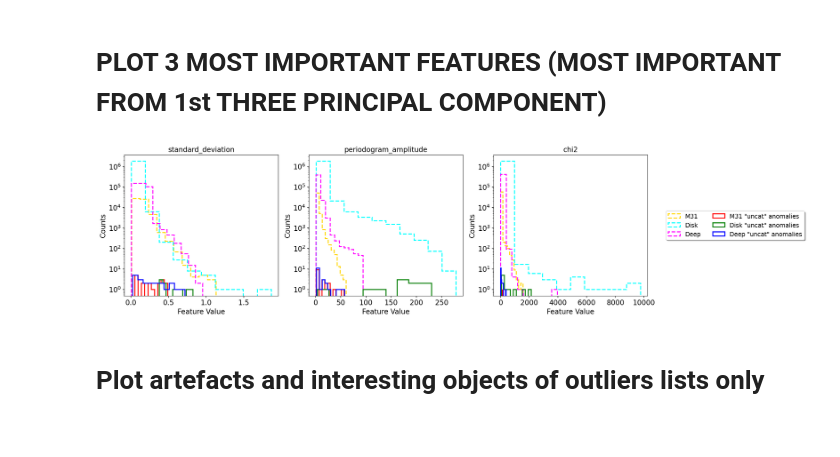
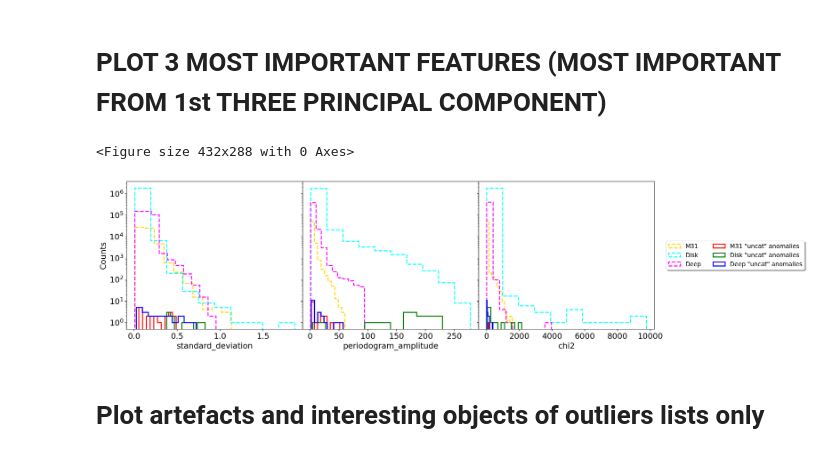
Before and after one commit to snad-space/zwad, a Jupyter notebook: notebooks/histograms_plot.ipynb, the cells around one changed output. Drawn from its saved outputs; the diff is of its cells as text; code cells hidden in the pictures.

Commit message:
update plots for paper

```diff
--- a/notebooks/histograms_plot.ipynb
+++ b/notebooks/histograms_plot.ipynb
@@ -85,9 +85,9 @@ for i, f in enumerate(m31_names):
     plt.hist(deep_anom_tab['{}'.format(f)], histtype='step', color='blue',
              alpha=1, linewidth=2, label='Deep "uncat" anomalies')
 
-    ax.set_title(r'{}'.format(f), fontsize=14)
+    #ax.set_title(r'{}'.format(f), fontsize=14)
     ax.set_ylabel('Counts', fontsize=14)
-    ax.set_xlabel('Feature Value', fontsize=14)
+    ax.set_xlabel(r'{}'.format(f), fontsize=14)
     ax.set_yscale('log')
     ax.tick_params(labelsize=14)
     #ax.legend(loc='best')
@@ -95,7 +95,7 @@ for i, f in enumerate(m31_names):
 plt.legend(loc='center left', bbox_to_anchor=(-3.2, -0.3), ncol=2, fancybox=True, shadow=True, fontsize=14)
 
 fig.tight_layout()
-fig.savefig('../figs/histograms/all_features_histogram_uncat_anomalies.png', format='png', bbox_inches='tight', dpi=300)
+#fig.savefig('../figs/histograms/all_features_histogram_uncat_anomalies.png', format='png', bbox_inches='tight', dpi=300)
 # %% [output]
 [figure]
 # %% [markdown]
@@ -103,37 +103,35 @@ fig.savefig('../figs/histograms/all_features_histogram_uncat_anomalies.png', for
 # %%
 three_most_important_features = ['standard_deviation', 'periodogram_amplitude', 'chi2']
 # %%
-fig = plt.figure(figsize=(20, 5))
+plt.clf()
+fig, (axarr, axarr2, axarr3) = plt.subplots(1, 3, gridspec_kw = {'wspace':0, 'hspace':0}, sharey=True, figsize=(20, 5))
 
-for i, f in enumerate(three_most_important_features):
-    ax = fig.add_subplot(1, 3, i+1) #3 features
-
-    plt.hist(m31_x['{}'.format(f)], histtype='step', color='gold',
+for i, (ax, f) in enumerate(zip(fig.axes, three_most_important_features)):
+    ax.hist(m31_x['{}'.format(f)], histtype='step', color='gold',
              linestyle='dashed', linewidth=2, label='M31')
-    plt.hist(disk_x['{}'.format(f)], histtype='step', color='cyan',
+    ax.hist(disk_x['{}'.format(f)], histtype='step', color='cyan',
              linestyle='dashed', linewidth=2, label='Disk')
-    plt.hist(deep_x['{}'.format(f)], histtype='step', color='magenta',
+    ax.hist(deep_x['{}'.format(f)], histtype='step', color='magenta',
              linestyle='dashed', linewidth=2, label='Deep')
-    plt.hist(m31_anom_tab['{}'.format(f)], histtype='step', color='red',
+    ax.hist(m31_anom_tab['{}'.format(f)], histtype='step', color='red',
              alpha=1, linewidth=2, label='M31 "uncat" anomalies')
-    plt.hist(disk_anom_tab['{}'.format(f)], histtype='step', color='green',
+    ax.hist(disk_anom_tab['{}'.format(f)], histtype='step', color='green',
              alpha=1, linewidth=2, label='Disk "uncat" anomalies')
-    plt.hist(deep_anom_tab['{}'.format(f)], histtype='step', color='blue',
+    ax.hist(deep_anom_tab['{}'.format(f)], histtype='step', color='blue',
              alpha=1, linewidth=2, label='Deep "uncat" anomalies')
 
-    ax.set_title(r'{}'.format(f), fontsize=14)
-    ax.set_ylabel('Counts', fontsize=14)
-    ax.set_xlabel('Feature Value', fontsize=14)
+    axarr.set_ylabel('Counts', fontsize=16)
+    ax.set_xlabel(r'{}'.format(f), fontsize=16)
     ax.set_yscale('log')
-    ax.tick_params(labelsize=14)
-    #ax.legend(loc='best')
+    ax.tick_params(labelsize=16)
 
-plt.legend(loc='center left', bbox_to_anchor=(1.1, 0.5), ncol=2, fancybox=True, shadow=True, fontsize=12)
+plt.legend(loc='center left', bbox_to_anchor=(1.05, 0.5), ncol=2, fancybox=True, shadow=True, fontsize=12)
+fig.tight_layout();
 
-fig.tight_layout()
 fig.savefig('../figs/histograms/three_most_important_features_uncat_anomalies.png', format='png', bbox_inches='tight', dpi=300)
 # %% [output]
+<Figure size 432x288 with 0 Axes>
-[figure, old version]
+[figure, new version]
 # %% [markdown]
 # Plot artefacts and interesting objects of outliers lists only
 # %%
```
Also changed, not shown: 5 other files.
